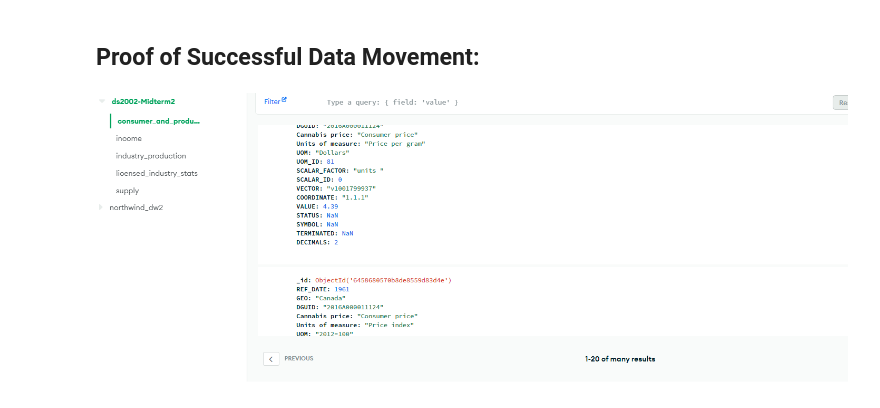
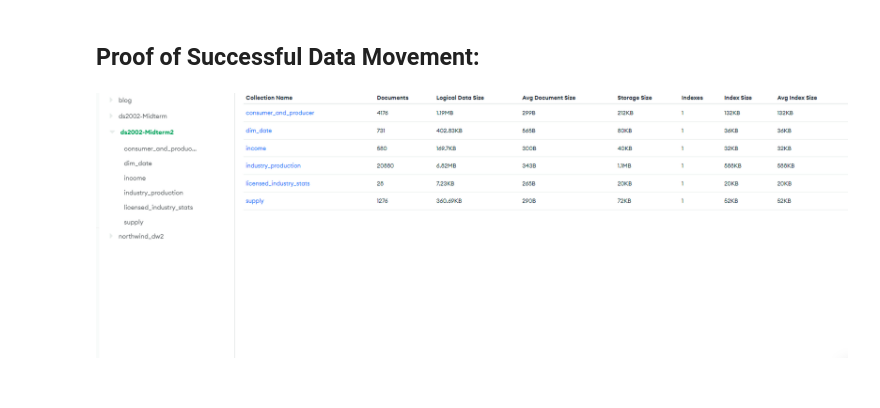
Before and after one commit to wloving77/ds2002-midterm2, a Jupyter notebook: data_initializer.ipynb, the cells around one changed output. Saved outputs shown, nothing was run; the diff lists cells and outputs as text; code cells hidden in the pictures.

Commit message:
added dim_date to mongo and sql

```diff
--- a/data_initializer.ipynb
+++ b/data_initializer.ipynb
@@ -168,9 +189,9 @@ set_mongo_dataframe(conn_str_mongo, df_supply, db_name_mongo, "supply")
 # %% [markdown]
 ## Proof of Successful Data Movement:
 # %%
-Image(filename='mongoProof-MT2.png')
+Image(filename='mongo_Proof_MT2.png')
 # %% [output]
-[figure, old version]
+[figure, new version]
 # %%
 Image(filename = "sqlProof-MT2.png")
 # %% [output]
```
Also changed, not shown: parts of 7 cells of this notebook, 3 other files.
